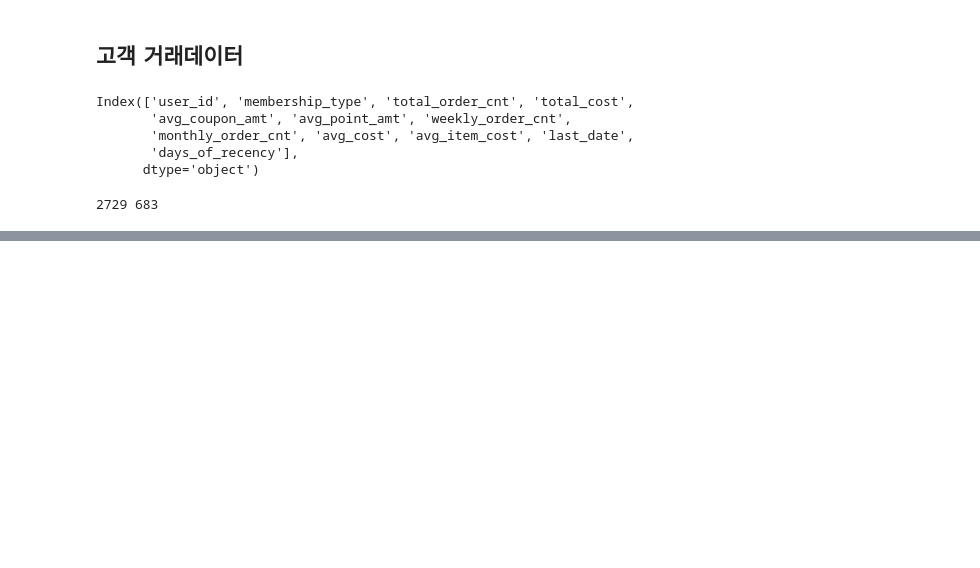
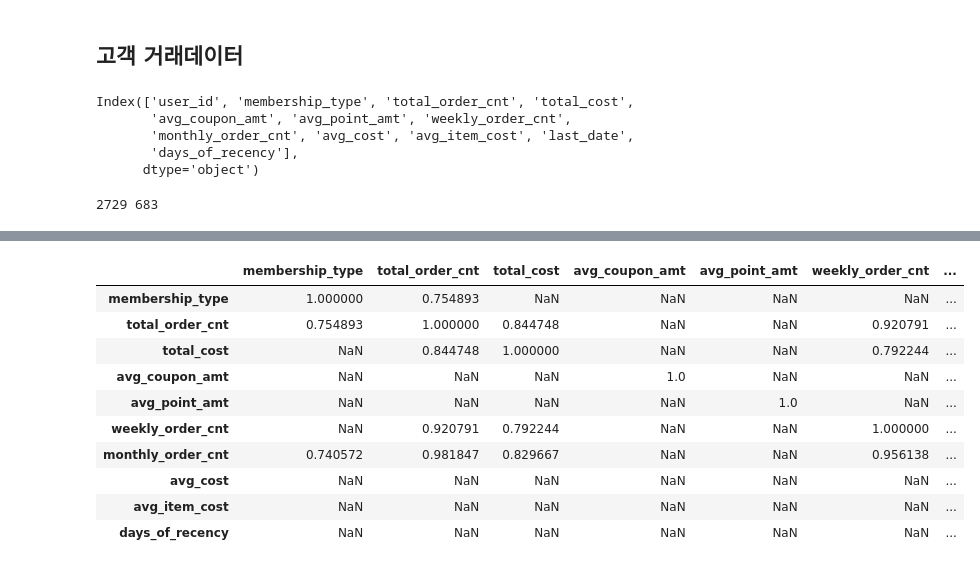
Before and after one commit to Vaycold/Python_ML, a Jupyter notebook: Clustering/E-commerce Data.ipynb, the cells around one changed output, grey strips where cells are left out. Drawn from its saved outputs; the diff is of its cells as text; code cells hidden in the pictures; blank space fills up the shorter version.

```diff
--- a/Clustering/E-commerce Data.ipynb
+++ b/Clustering/E-commerce Data.ipynb
@@ -982,0 +1212,16 @@ ValueError: ignored
+# %%
+# 상관관계 확인
+corr_matrix = user_stats_df.corr()
+corr_matrix[corr_matrix>0.7]
+# %% [output]
+|  | membership_type | total_order_cnt | total_cost | avg_coupon_amt | avg_point_amt | weekly_order_cnt | ... |
+| membership_type | 1.000000 | 0.754893 | NaN | NaN | NaN | NaN | ... |
+| total_order_cnt | 0.754893 | 1.000000 | 0.844748 | NaN | NaN | 0.920791 | ... |
+| total_cost | NaN | 0.844748 | 1.000000 | NaN | NaN | 0.792244 | ... |
+| avg_coupon_amt | NaN | NaN | NaN | 1.0 | NaN | NaN | ... |
+| avg_point_amt | NaN | NaN | NaN | NaN | 1.0 | NaN | ... |
+| weekly_order_cnt | NaN | 0.920791 | 0.792244 | NaN | NaN | 1.000000 | ... |
+| monthly_order_cnt | 0.740572 | 0.981847 | 0.829667 | NaN | NaN | 0.956138 | ... |
+| avg_cost | NaN | NaN | NaN | NaN | NaN | NaN | ... |
+| avg_item_cost | NaN | NaN | NaN | NaN | NaN | NaN | ... |
+| days_of_recency | NaN | NaN | NaN | NaN | NaN | NaN | ... |
```
Also changed, not shown: parts of 22 cells of this notebook.
